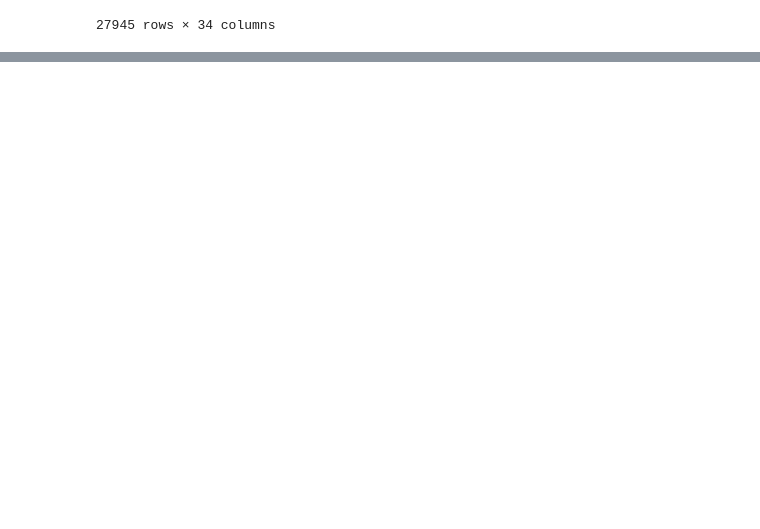
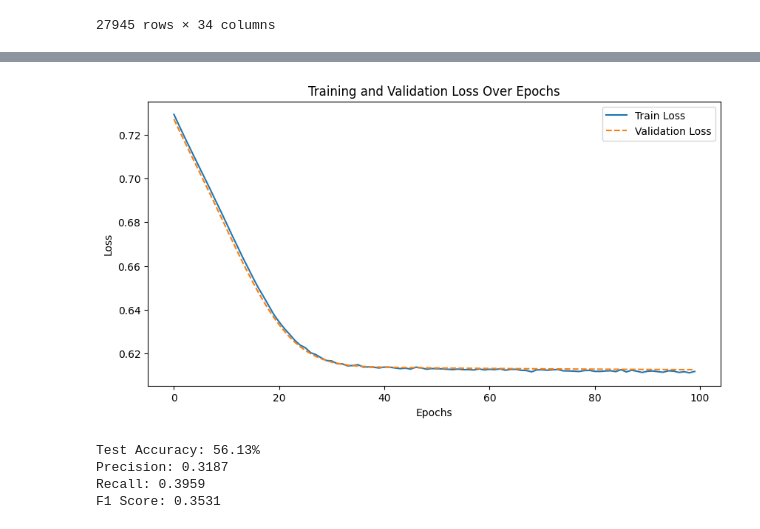
Before and after one commit to danielrmerskine/COGS188_Final_Project, a Jupyter notebook: final_model.ipynb, the cells around one changed output, grey strips where cells are left out. Drawn from its saved outputs; the diff is of its cells as text; code cells hidden in the pictures; blank space fills up the shorter version.

```diff
--- a/final_model.ipynb
+++ b/final_model.ipynb
@@ -266,0 +272,10 @@ F1 Score: 0.2623
+# %%
+model = NeuralNetwork(X_train.shape[1]).to(device)
+criterion = nn.BCELoss()
+optimizer = optim.Adam(model.parameters(), lr=0.00001)
+
+
+
+train(model, train_loader, val_loader, criterion, optimizer, num_epochs=100)
+evaluate(model, test_loader)
+# %% [output]
@@ -266,0 +299,5 @@ F1 Score: 0.2623
+[figure, added]
+Test Accuracy: 56.13%
+Precision: 0.3187
+Recall: 0.3959
+F1 Score: 0.3531
```
Also changed, not shown: parts of 3 cells of this notebook.
